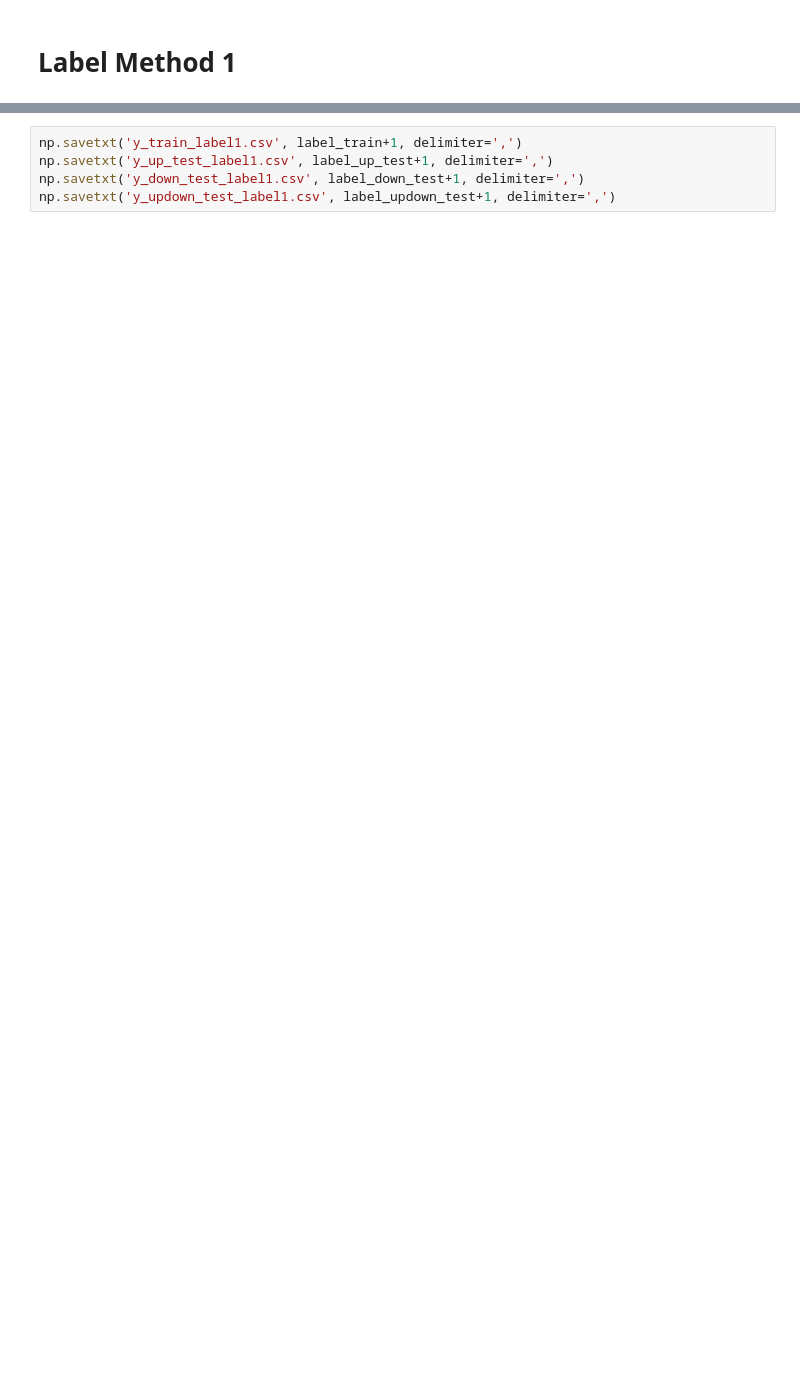
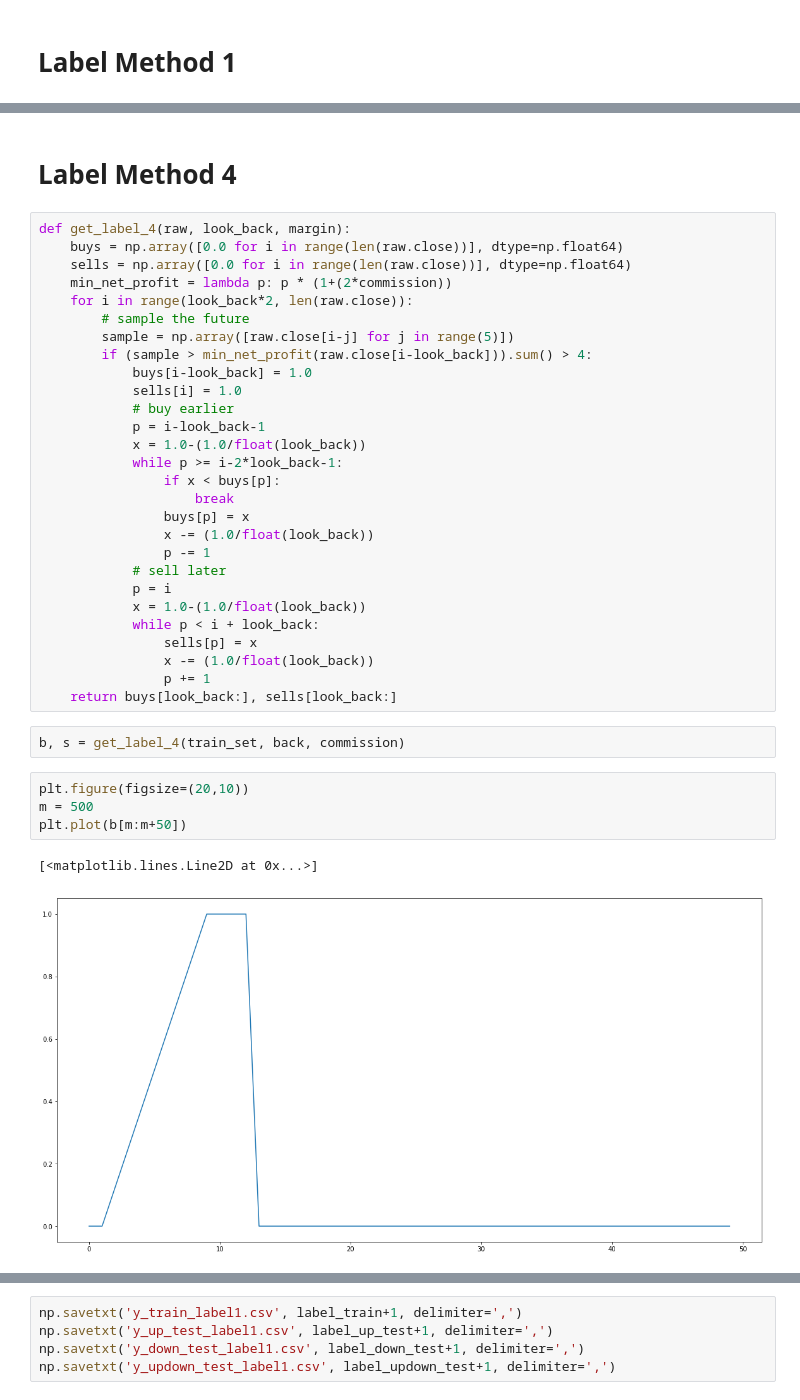
Before and after one commit to machine-learning-2018-2019-fasilkom-ui/Mending-ML-Aja, a Jupyter notebook: FeatureEngineering.ipynb, the cells around one changed output, grey strips where cells are left out. Cells and saved outputs as stored; diff of their text form; blank space fills up the shorter version.

```diff
--- a/FeatureEngineering.ipynb
+++ b/FeatureEngineering.ipynb
@@ -94 +134,40 @@ def get_label_1(raw, look_back, margin):
+# %% [markdown]
+# Label Method 4
+# %%
+def get_label_4(raw, look_back, margin):
+    buys = np.array([0.0 for i in range(len(raw.close))], dtype=np.float64)
+    sells = np.array([0.0 for i in range(len(raw.close))], dtype=np.float64)
+    min_net_profit = lambda p: p * (1+(2*commission))
+    for i in range(look_back*2, len(raw.close)):
+        # sample the future
+        sample = np.array([raw.close[i-j] for j in range(5)])
+        if (sample > min_net_profit(raw.close[i-look_back])).sum() > 4:
+            buys[i-look_back] = 1.0
+            sells[i] = 1.0
+            # buy earlier
+            p = i-look_back-1
+            x = 1.0-(1.0/float(look_back))
+            while p >= i-2*look_back-1:
+                if x < buys[p]:
+                    break
+                buys[p] = x
+                x -= (1.0/float(look_back))
+                p -= 1
+            # sell later
+            p = i
+            x = 1.0-(1.0/float(look_back))
+            while p < i + look_back:
+                sells[p] = x
+                x -= (1.0/float(look_back))
+                p += 1
+    return buys[look_back:], sells[look_back:]
+# %%
+b, s = get_label_4(train_set, back, commission)
+# %%
+plt.figure(figsize=(20,10))
+m = 500
+plt.plot(b[m:m+50])
+# %% [output]
+[<matplotlib.lines.Line2D at 0x...>]
+[figure, added]
 # %%
```
Also changed, not shown: parts of 22 cells of this notebook, 1 other file.
